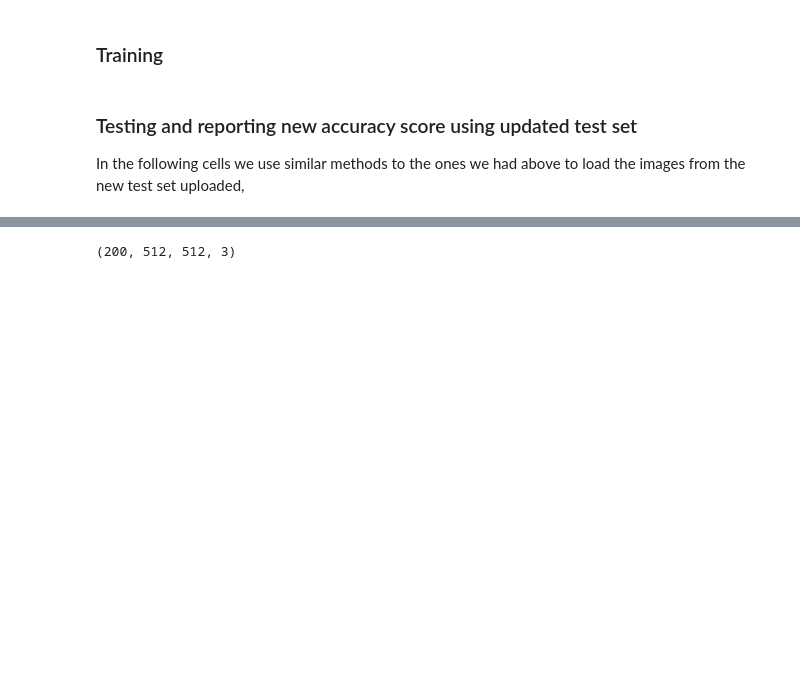
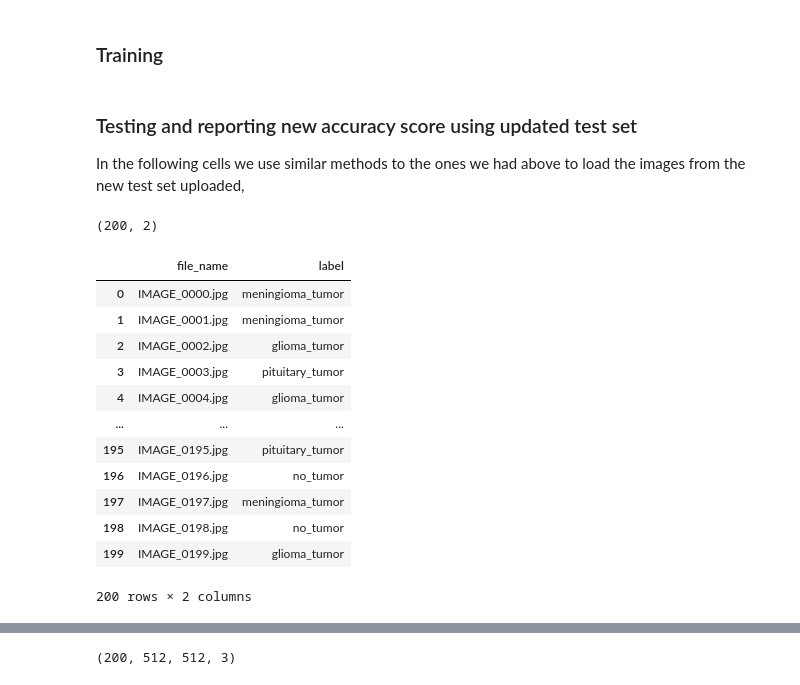
Before and after one commit to yousef-m11/AMLS_21-22_SN18014580, a Jupyter notebook: Logistic Regression for Task A - Binary Classification.ipynb, the cells around one changed output, grey strips where cells are left out. Drawn from its saved outputs; the diff is of its cells as text; code cells hidden in the pictures; blank space fills up the shorter version.

```diff
--- a/Logistic Regression for Task A - Binary Classification.ipynb
+++ b/Logistic Regression for Task A - Binary Classification.ipynb
@@ -290,3 +290,24 @@ plt.title(all_sample_title, size = 15);
 ### Testing and reporting new accuracy score using updated test set
 
 In the following cells we use similar methods to the ones we had above to load the images from the new test set uploaded,
+# %%
+new_tumour_labels = pd.read_csv('./test/label.csv')
+print(new_tumour_labels.shape) #Outputs array with the shape of the dataframe to ensure all images, filenames and labels loaded
+# %% [output]
+(200, 2)
+# %%
+new_tumour_labels
+# %% [output]
+|  | file_name | label |
+| 0 | IMAGE_0000.jpg | meningioma_tumor |
+| 1 | IMAGE_0001.jpg | meningioma_tumor |
+| 2 | IMAGE_0002.jpg | glioma_tumor |
+| 3 | IMAGE_0003.jpg | pituitary_tumor |
+| 4 | IMAGE_0004.jpg | glioma_tumor |
+| ... | ... | ... |
+| 195 | IMAGE_0195.jpg | pituitary_tumor |
+| 196 | IMAGE_0196.jpg | no_tumor |
+| 197 | IMAGE_0197.jpg | meningioma_tumor |
+| 198 | IMAGE_0198.jpg | no_tumor |
+| 199 | IMAGE_0199.jpg | glioma_tumor |
+200 rows × 2 columns
```
Also changed, not shown: parts of 13 cells of this notebook.
